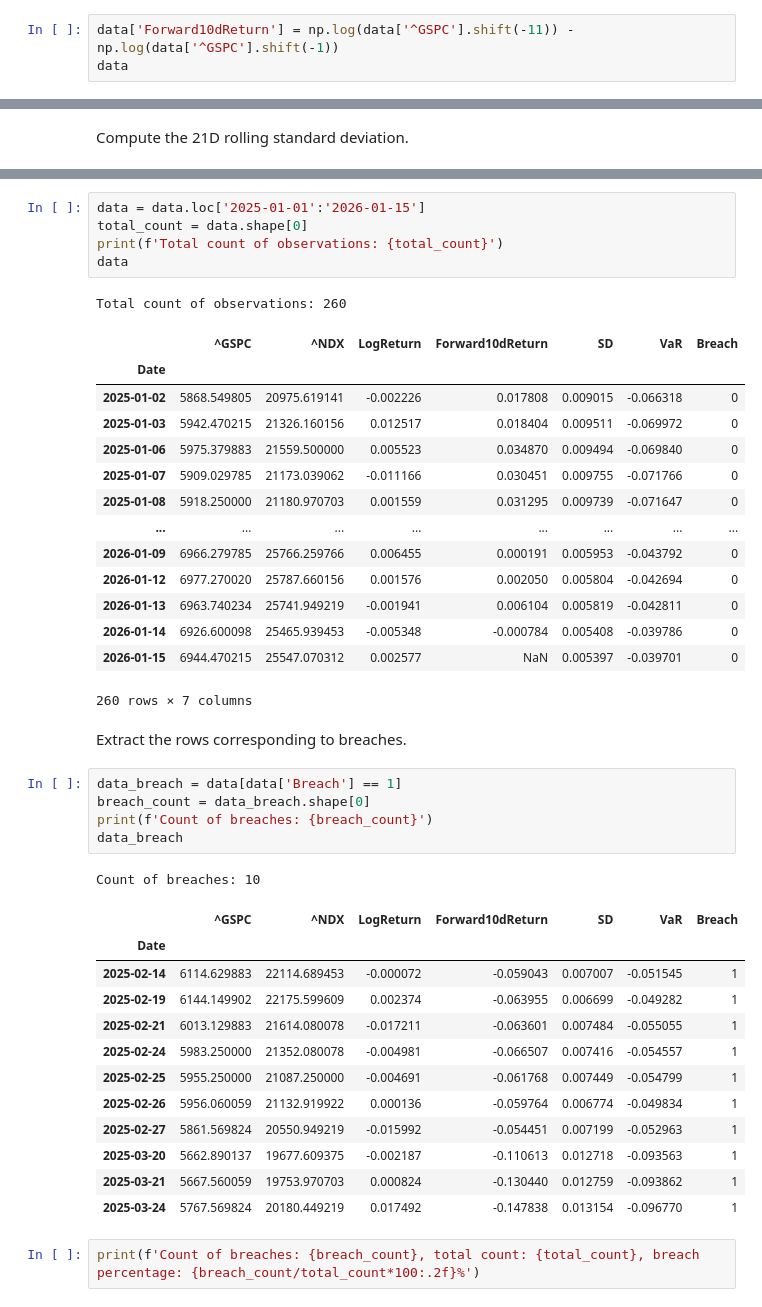
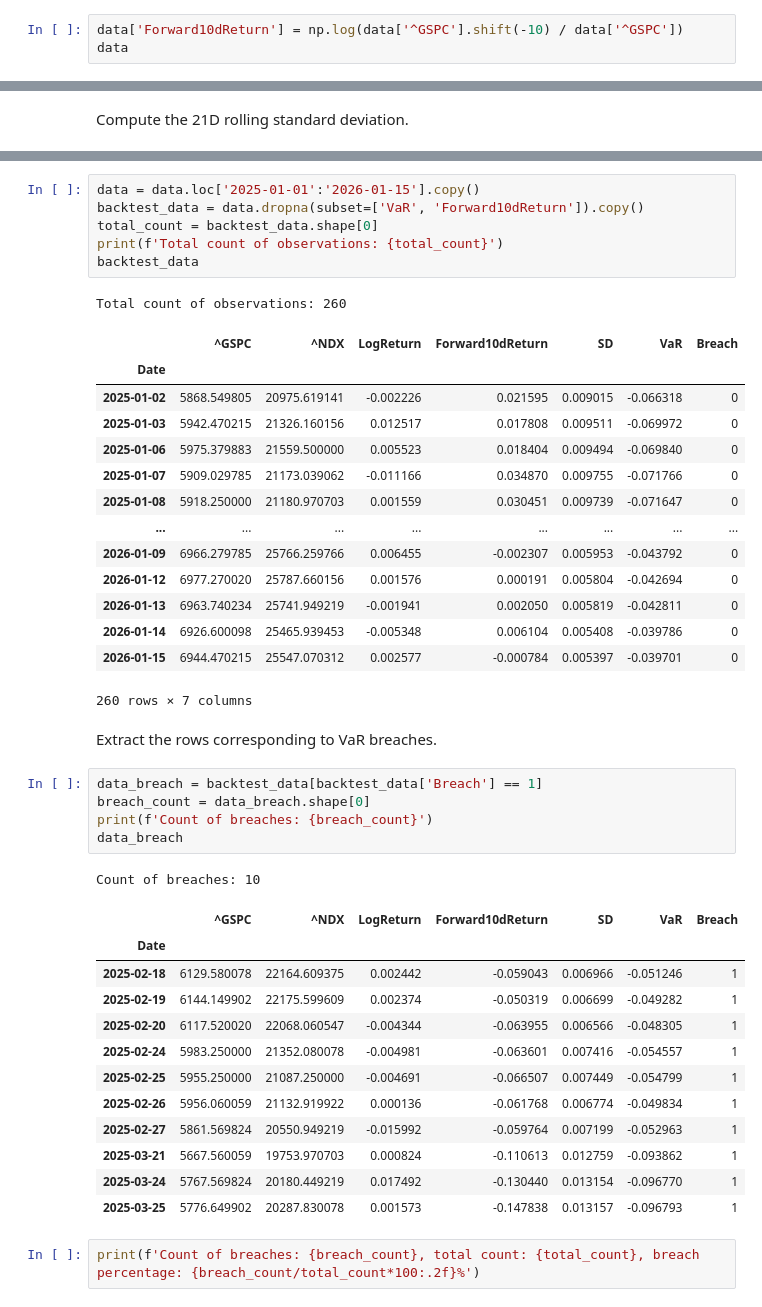
Before and after one commit to xption/CQFLearning, a Jupyter notebook: Exam1/3.ipynb, the cells around one changed output, grey strips where cells are left out. Cells and saved outputs as stored; diff of their text form.

```diff
--- a/Exam1/3.ipynb
+++ b/Exam1/3.ipynb
@@ -81,5 +85,5 @@ Compute the forward 10D log-return.
 # %%
-data['Forward10dReturn'] = np.log(data['^GSPC'].shift(-11)) - np.log(data['^GSPC'].shift(-1))
+data['Forward10dReturn'] = np.log(data['^GSPC'].shift(-10) / data['^GSPC'])
 data
 # %% [output]
 |  | ^GSPC | ^NDX | LogReturn | Forward10dReturn |
@@ -142,45 +146,46 @@ Restrict the sample to the period from 2025-01-01 to 2026-01-15.
 # %%
-data = data.loc['2025-01-01':'2026-01-15']
-total_count = data.shape[0]
+data = data.loc['2025-01-01':'2026-01-15'].copy()
+backtest_data = data.dropna(subset=['VaR', 'Forward10dReturn']).copy()
+total_count = backtest_data.shape[0]
 print(f'Total count of observations: {total_count}')
-data
+backtest_data
 # %% [output]
 Total count of observations: 260
 |  | ^GSPC | ^NDX | LogReturn | Forward10dReturn | SD | VaR | Breach |
 | Date |  |  |  |  |  |  |  |
-| 2025-01-02 | 5868.549805 | 20975.619141 | -0.002226 | 0.017808 | 0.009015 | -0.066318 | 0 |
-| 2025-01-03 | 5942.470215 | 21326.160156 | 0.012517 | 0.018404 | 0.009511 | -0.069972 | 0 |
-| 2025-01-06 | 5975.379883 | 21559.500000 | 0.005523 | 0.034870 | 0.009494 | -0.069840 | 0 |
-| 2025-01-07 | 5909.029785 | 21173.039062 | -0.011166 | 0.030451 | 0.009755 | -0.071766 | 0 |
-| 2025-01-08 | 5918.250000 | 21180.970703 | 0.001559 | 0.031295 | 0.009739 | -0.071647 | 0 |
+| 2025-01-02 | 5868.549805 | 20975.619141 | -0.002226 | 0.021595 | 0.009015 | -0.066318 | 0 |
+| 2025-01-03 | 5942.470215 | 21326.160156 | 0.012517 | 0.017808 | 0.009511 | -0.069972 | 0 |
+| 2025-01-06 | 5975.379883 | 21559.500000 | 0.005523 | 0.018404 | 0.009494 | -0.069840 | 0 |
+| 2025-01-07 | 5909.029785 | 21173.039062 | -0.011166 | 0.034870 | 0.009755 | -0.071766 | 0 |
+| 2025-01-08 | 5918.250000 | 21180.970703 | 0.001559 | 0.030451 | 0.009739 | -0.071647 | 0 |
 | ... | ... | ... | ... | ... | ... | ... | ... |
-| 2026-01-09 | 6966.279785 | 25766.259766 | 0.006455 | 0.000191 | 0.005953 | -0.043792 | 0 |
-| 2026-01-12 | 6977.270020 | 25787.660156 | 0.001576 | 0.002050 | 0.005804 | -0.042694 | 0 |
-| 2026-01-13 | 6963.740234 | 25741.949219 | -0.001941 | 0.006104 | 0.005819 | -0.042811 | 0 |
-| 2026-01-14 | 6926.600098 | 25465.939453 | -0.005348 | -0.000784 | 0.005408 | -0.039786 | 0 |
-| 2026-01-15 | 6944.470215 | 25547.070312 | 0.002577 | NaN | 0.005397 | -0.039701 | 0 |
+| 2026-01-09 | 6966.279785 | 25766.259766 | 0.006455 | -0.002307 | 0.005953 | -0.043792 | 0 |
+| 2026-01-12 | 6977.270020 | 25787.660156 | 0.001576 | 0.000191 | 0.005804 | -0.042694 | 0 |
+| 2026-01-13 | 6963.740234 | 25741.949219 | -0.001941 | 0.002050 | 0.005819 | -0.042811 | 0 |
+| 2026-01-14 | 6926.600098 | 25465.939453 | -0.005348 | 0.006104 | 0.005408 | -0.039786 | 0 |
+| 2026-01-15 | 6944.470215 | 25547.070312 | 0.002577 | -0.000784 | 0.005397 | -0.039701 | 0 |
 260 rows × 7 columns
 # %% [markdown]
-Extract the rows corresponding to breaches.
+Extract the rows corresponding to VaR breaches.
 # %%
-data_breach = data[data['Breach'] == 1]
+data_breach = backtest_data[backtest_data['Breach'] == 1]
 breach_count = data_breach.shape[0]
 print(f'Count of breaches: {breach_count}')
 data_breach
 # %% [output]
 Count of breaches: 10
 |  | ^GSPC | ^NDX | LogReturn | Forward10dReturn | SD | VaR | Breach |
 | Date |  |  |  |  |  |  |  |
-| 2025-02-14 | 6114.629883 | 22114.689453 | -0.000072 | -0.059043 | 0.007007 | -0.051545 | 1 |
-| 2025-02-19 | 6144.149902 | 22175.599609 | 0.002374 | -0.063955 | 0.006699 | -0.049282 | 1 |
-| 2025-02-21 | 6013.129883 | 21614.080078 | -0.017211 | -0.063601 | 0.007484 | -0.055055 | 1 |
-| 2025-02-24 | 5983.250000 | 21352.080078 | -0.004981 | -0.066507 | 0.007416 | -0.054557 | 1 |
-| 2025-02-25 | 5955.250000 | 21087.250000 | -0.004691 | -0.061768 | 0.007449 | -0.054799 | 1 |
-| 2025-02-26 | 5956.060059 | 21132.919922 | 0.000136 | -0.059764 | 0.006774 | -0.049834 | 1 |
-| 2025-02-27 | 5861.569824 | 20550.949219 | -0.015992 | -0.054451 | 0.007199 | -0.052963 | 1 |
-| 2025-03-20 | 5662.890137 | 19677.609375 | -0.002187 | -0.110613 | 0.012718 | -0.093563 | 1 |
-| 2025-03-21 | 5667.560059 | 19753.970703 | 0.000824 | -0.130440 | 0.012759 | -0.093862 | 1 |
-| 2025-03-24 | 5767.569824 | 20180.449219 | 0.017492 | -0.147838 | 0.013154 | -0.096770 | 1 |
+| 2025-02-18 | 6129.580078 | 22164.609375 | 0.002442 | -0.059043 | 0.006966 | -0.051246 | 1 |
+| 2025-02-19 | 6144.149902 | 22175.599609 | 0.002374 | -0.050319 | 0.006699 | -0.049282 | 1 |
+| 2025-02-20 | 6117.520020 | 22068.060547 | -0.004344 | -0.063955 | 0.006566 | -0.048305 | 1 |
+| 2025-02-24 | 5983.250000 | 21352.080078 | -0.004981 | -0.063601 | 0.007416 | -0.054557 | 1 |
+| 2025-02-25 | 5955.250000 | 21087.250000 | -0.004691 | -0.066507 | 0.007449 | -0.054799 | 1 |
+| 2025-02-26 | 5956.060059 | 21132.919922 | 0.000136 | -0.061768 | 0.006774 | -0.049834 | 1 |
+| 2025-02-27 | 5861.569824 | 20550.949219 | -0.015992 | -0.059764 | 0.007199 | -0.052963 | 1 |
+| 2025-03-21 | 5667.560059 | 19753.970703 | 0.000824 | -0.110613 | 0.012759 | -0.093862 | 1 |
+| 2025-03-24 | 5767.569824 | 20180.449219 | 0.017492 | -0.130440 | 0.013154 | -0.096770 | 1 |
+| 2025-03-25 | 5776.649902 | 20287.830078 | 0.001573 | -0.147838 | 0.013157 | -0.096793 | 1 |
 # %%
 print(f'Count of breaches: {breach_count}, total count: {total_count}, breach percentage: {breach_count/total_count*100:.2f}%')
 # %% [output]
```
Also changed, not shown: parts of 11 cells of this notebook, 3 other files.
